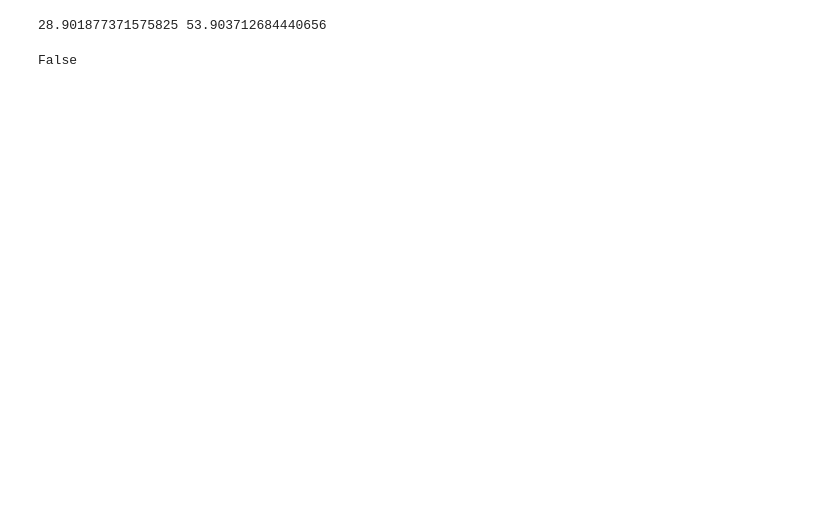
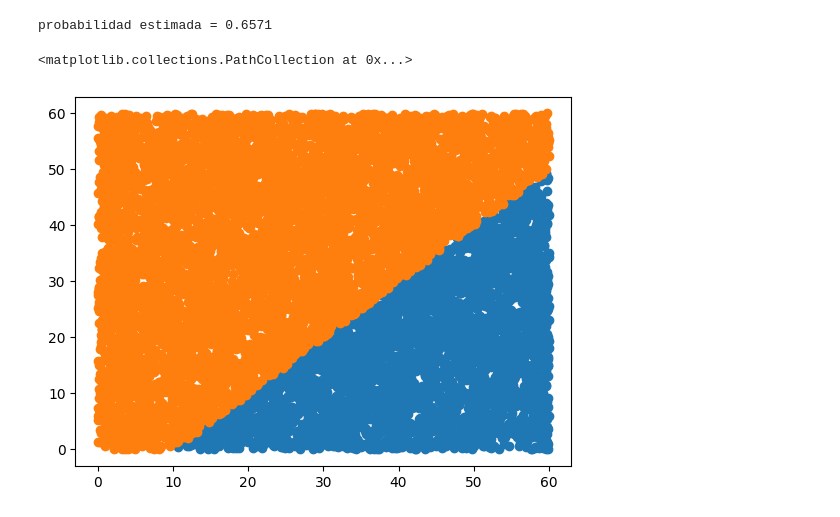
Before and after one commit to MSCP-CCIA/Laboratorios-Ciencia-Computacional-Intermedia, a Jupyter notebook: Simulacioón_de_experimentos_aleatorios.ipynb, the cells around one changed output. Cells and saved outputs as stored; diff of their text form; code cells hidden in the pictures; blank space fills up the shorter version.

```diff
--- a/Simulacioón_de_experimentos_aleatorios.ipynb
+++ b/Simulacioón_de_experimentos_aleatorios.ipynb
@@ -8,13 +8,17 @@ from numpy.typing import ArrayLike
 from collections import Counter
 from typing import Dict, List, Tuple
 from IPython.display import display
-# %%
-x = np.random.uniform(0,60)
-y = np.random.uniform(0,60)
-print(x, y)
-# %% [output]
-28.901877371575825 53.903712684440656
-# %%
-np.abs(x - y)<=10
-# %% [output]
-False
+# %%
+def probabilitySimulator(amount: int) -> float:
+  exitos = [(x, y) for _ in range(amount) if (x := np.random.uniform(0, 60)) - (y := np.random.uniform(0, 60)) <= 10]
+  datos = [(x, y) for _ in range(amount) if (x := np.random.uniform(0, 60)) - (y := np.random.uniform(0, 60)) > 10]
+  return exitos, datos
+exitos, datos = probabilitySimulator(10000)
+# %%
+print('probabilidad estimada =', len(exitos) / 10000 )
+plt.scatter([x for x, _ in datos], [y for _, y  in datos])
+plt.scatter([x for x, _ in exitos], [y for _, y  in exitos])
+# %% [output]
+probabilidad estimada = 0.6571
+<matplotlib.collections.PathCollection at 0x...>
+[figure, added]
```
Also changed, not shown: parts of 1 cell of this notebook.
